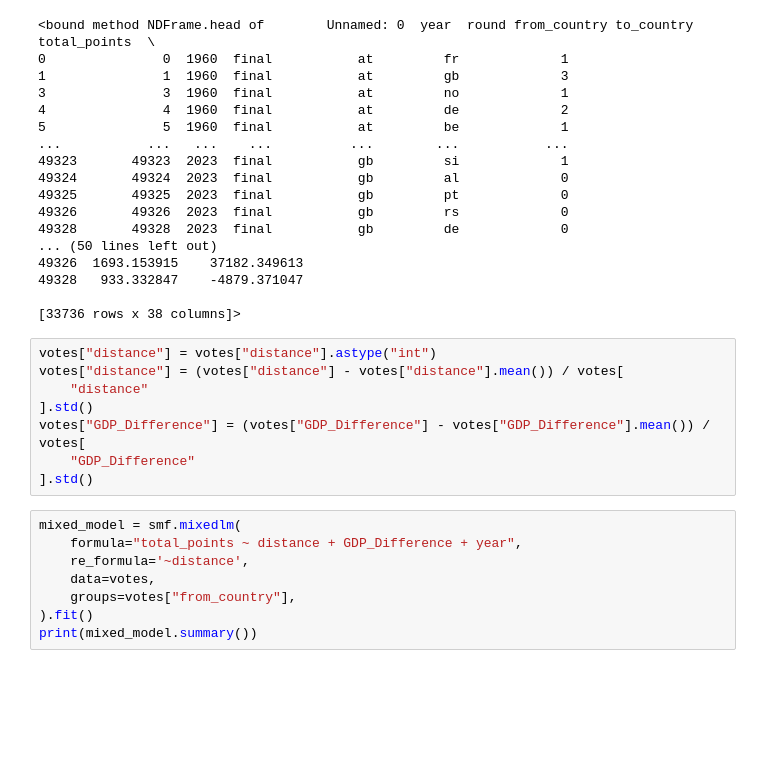
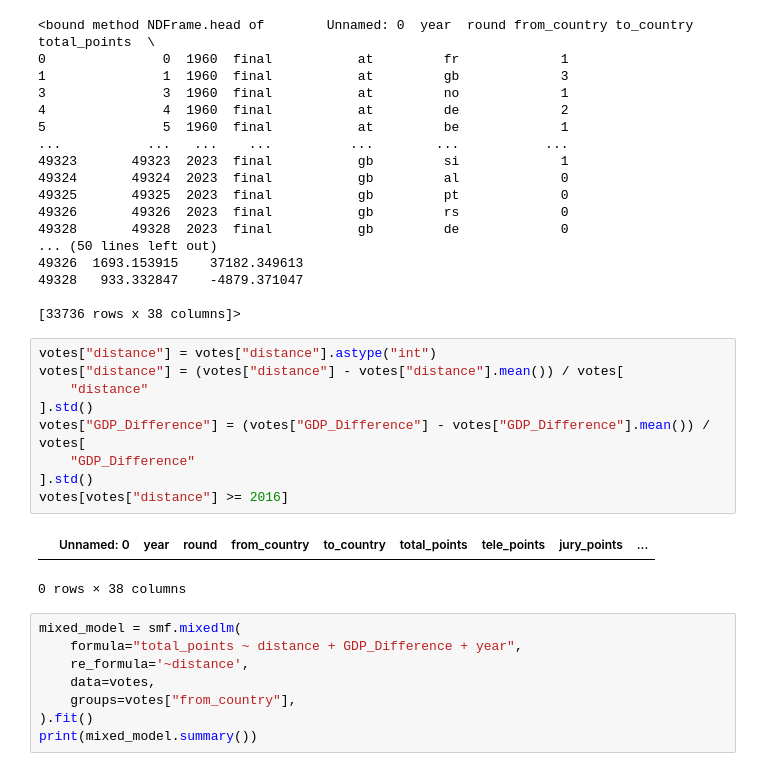
Before and after one commit to kluedemann/eurovision-voting-analysis, a Jupyter notebook: src/linear_effects_model.ipynb, the cells around one changed output. Saved outputs shown, nothing was run; the diff lists cells and outputs as text; blank space fills up the shorter version.

```diff
--- a/src/linear_effects_model.ipynb
+++ b/src/linear_effects_model.ipynb
@@ -80,11 +80,15 @@ votes.head
 # %%
 votes["distance"] = votes["distance"].astype("int")
 votes["distance"] = (votes["distance"] - votes["distance"].mean()) / votes[
     "distance"
 ].std()
 votes["GDP_Difference"] = (votes["GDP_Difference"] - votes["GDP_Difference"].mean()) / votes[
     "GDP_Difference"
 ].std()
+votes[votes["distance"] >= 2016]
+# %% [output]
+|  | Unnamed: 0 | year | round | from_country | to_country | total_points | tele_points | jury_points | ... |
+0 rows × 38 columns
 # %%
 mixed_model = smf.mixedlm(
     formula="total_points ~ distance + GDP_Difference + year",
```
Also changed, not shown: 1 other file.
